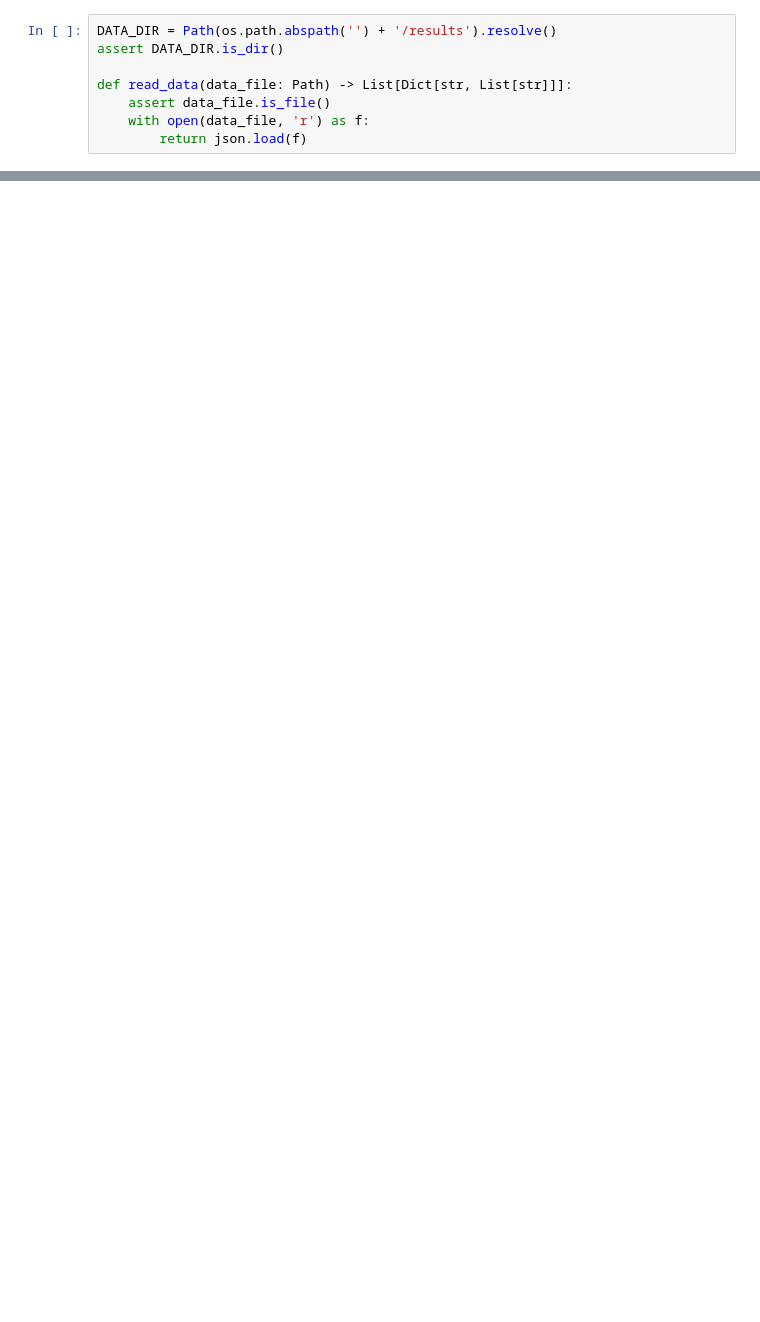
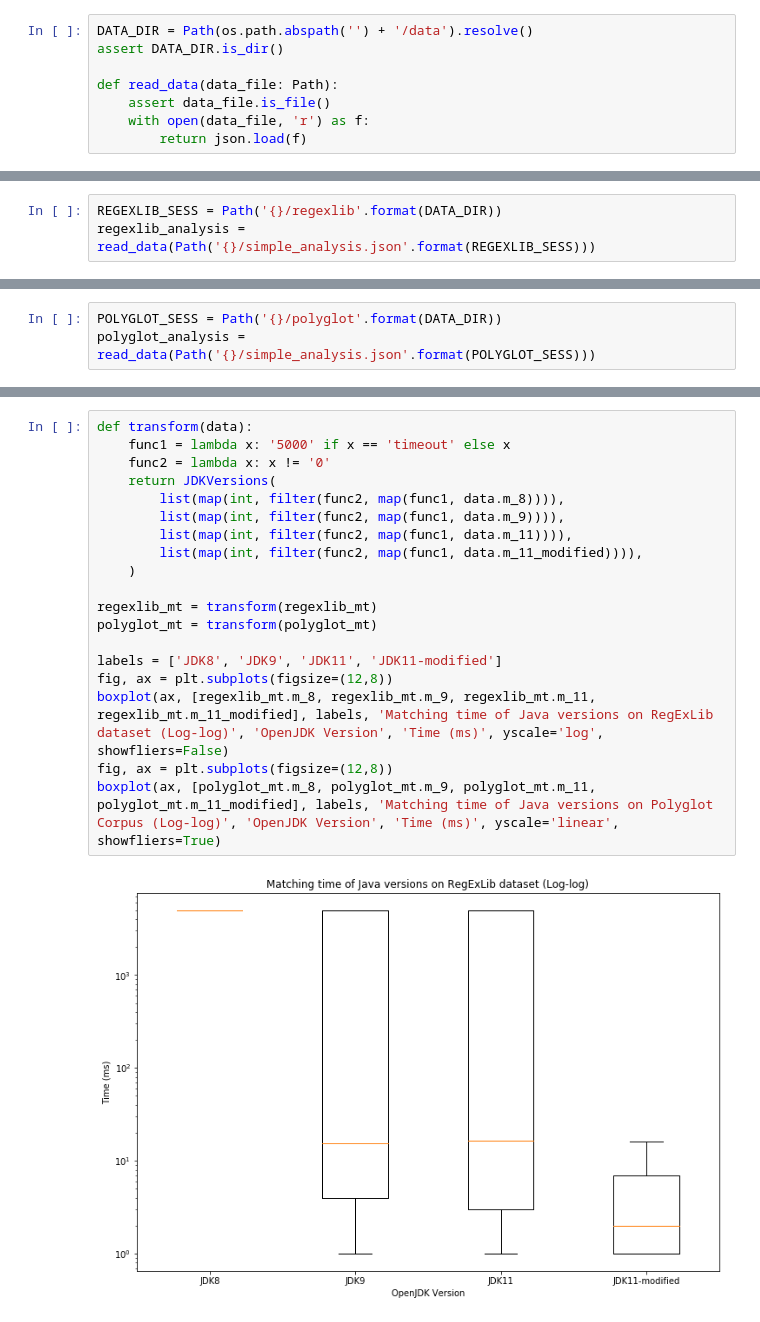
Before and after one commit to steynvl/java-regex-engine-analysis, a Jupyter notebook: benchmarks/plot_data.ipynb, the cells around one changed output, grey strips where cells are left out. Drawn from its saved outputs; the diff is of its cells as text; blank space fills up the shorter version.

Commit message:
Additions to data plotting

```diff
--- a/benchmarks/plot_data.ipynb
+++ b/benchmarks/plot_data.ipynb
@@ -6,10 +9,10 @@ import numpy as np
 from pathlib import Path
 from typing import List, Dict
 # %%
-DATA_DIR = Path(os.path.abspath('') + '/results').resolve()
+DATA_DIR = Path(os.path.abspath('') + '/data').resolve()
 assert DATA_DIR.is_dir()
 
-def read_data(data_file: Path) -> List[Dict[str, List[str]]]:
+def read_data(data_file: Path):
     assert data_file.is_file()
     with open(data_file, 'r') as f:
         return json.load(f)
@@ -83,0 +21,3 @@ def bar_plot(ax, data, colors=None, total_width=0.8, single_width=1, legend=True
+# %%
+REGEXLIB_SESS = Path('{}/regexlib'.format(DATA_DIR))
+regexlib_analysis = read_data(Path('{}/simple_analysis.json'.format(REGEXLIB_SESS)))
@@ -83,0 +26,3 @@ def bar_plot(ax, data, colors=None, total_width=0.8, single_width=1, legend=True
+# %%
+POLYGLOT_SESS = Path('{}/polyglot'.format(DATA_DIR))
+polyglot_analysis = read_data(Path('{}/simple_analysis.json'.format(POLYGLOT_SESS)))
@@ -83,0 +216,21 @@ def bar_plot(ax, data, colors=None, total_width=0.8, single_width=1, legend=True
+# %%
+def transform(data):
+    func1 = lambda x: '5000' if x == 'timeout' else x
+    func2 = lambda x: x != '0'
+    return JDKVersions(
+        list(map(int, filter(func2, map(func1, data.m_8)))),
+        list(map(int, filter(func2, map(func1, data.m_9)))),
+        list(map(int, filter(func2, map(func1, data.m_11)))),
+        list(map(int, filter(func2, map(func1, data.m_11_modified)))),
+    )
+
+regexlib_mt = transform(regexlib_mt)
+polyglot_mt = transform(polyglot_mt)
+
+labels = ['JDK8', 'JDK9', 'JDK11', 'JDK11-modified']
+fig, ax = plt.subplots(figsize=(12,8))
+boxplot(ax, [regexlib_mt.m_8, regexlib_mt.m_9, regexlib_mt.m_11, regexlib_mt.m_11_modified], labels, 'Matching time of Java versions on RegExLib dataset (Log-log)', 'OpenJDK Version', 'Time (ms)', yscale='log', showfliers=False)
+fig, ax = plt.subplots(figsize=(12,8))
+boxplot(ax, [polyglot_mt.m_8, polyglot_mt.m_9, polyglot_mt.m_11, polyglot_mt.m_11_modified], labels, 'Matching time of Java versions on Polyglot Corpus (Log-log)', 'OpenJDK Version', 'Time (ms)', yscale='linear', showfliers=True)
+# %% [output]
+[figure, added]
```
Also changed, not shown: parts of 22 cells of this notebook, 4 other files.
